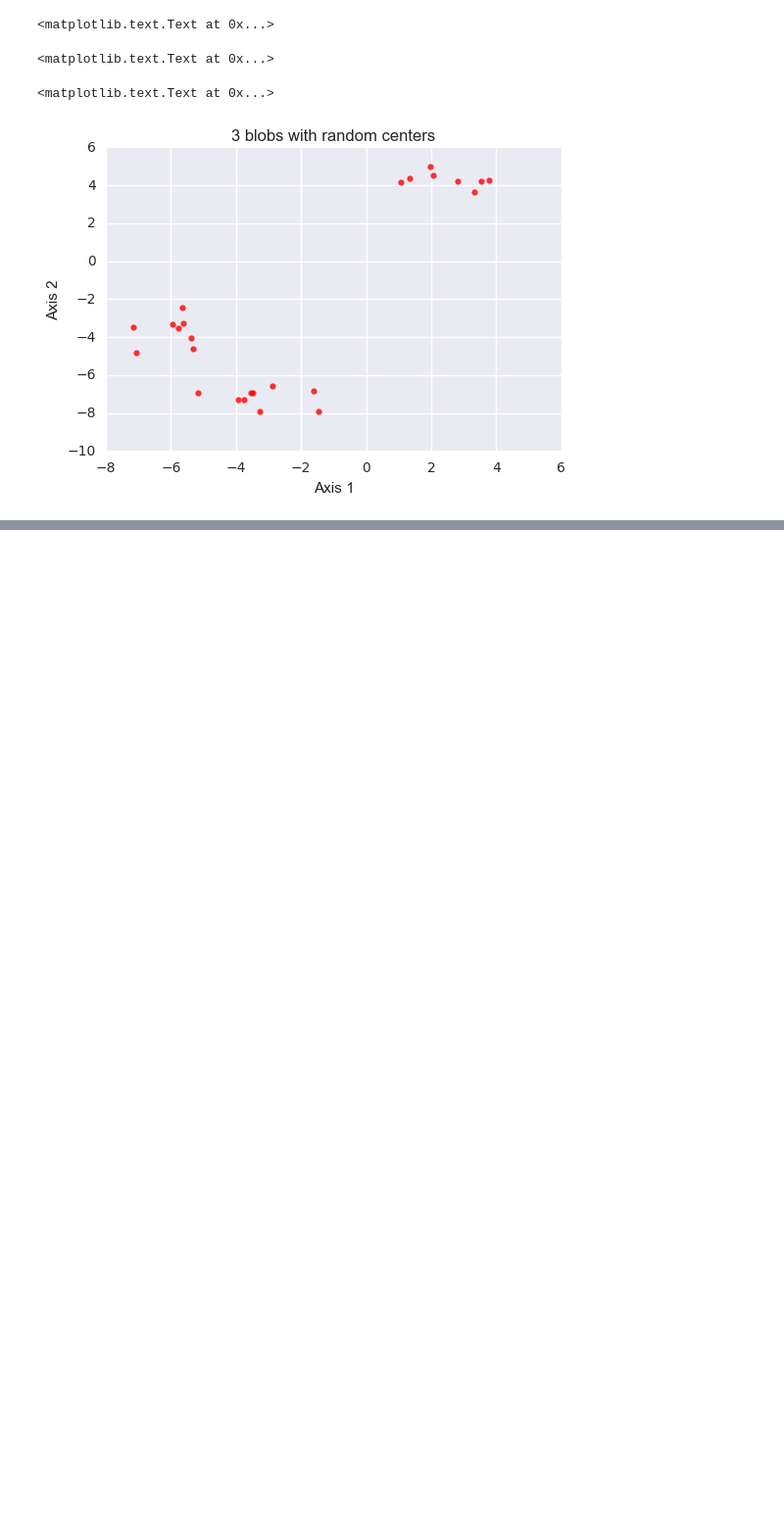
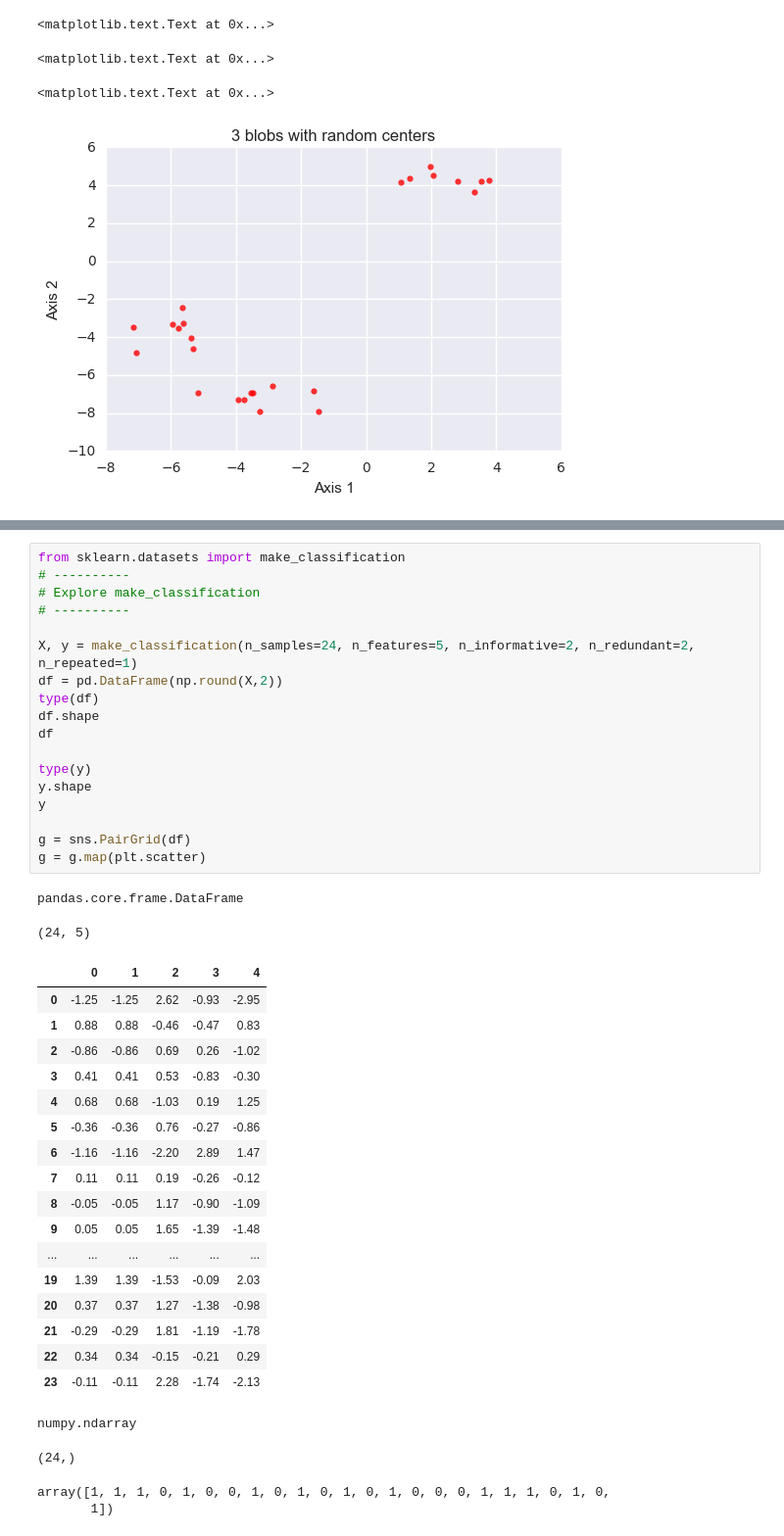
Before and after one commit to niranjv/ml-notes, a Jupyter notebook: Datasets.ipynb, the cells around one changed output, grey strips where cells are left out. Shown: that part at 98% size. Cells and saved outputs as stored; diff of their text form; blank space fills up the shorter version.

Commit message:
explore make_classification

```diff
--- a/Datasets.ipynb
+++ b/Datasets.ipynb
@@ -105,3 +105,45 @@ plt.ylabel('Axis 2')
 <matplotlib.text.Text at 0x...>
 <matplotlib.text.Text at 0x...>
 [figure]
+# %%
+from sklearn.datasets import make_classification
+# ----------
+# Explore make_classification
+# ----------
+
+X, y = make_classification(n_samples=24, n_features=5, n_informative=2, n_redundant=2, n_repeated=1)
+df = pd.DataFrame(np.round(X,2))
+type(df)
+df.shape
+df
+
+type(y)
+y.shape
+y
+
+g = sns.PairGrid(df)
+g = g.map(plt.scatter)
+# %% [output]
+pandas.core.frame.DataFrame
+(24, 5)
+|  | 0 | 1 | 2 | 3 | 4 |
+| 0 | -1.25 | -1.25 | 2.62 | -0.93 | -2.95 |
+| 1 | 0.88 | 0.88 | -0.46 | -0.47 | 0.83 |
+| 2 | -0.86 | -0.86 | 0.69 | 0.26 | -1.02 |
+| 3 | 0.41 | 0.41 | 0.53 | -0.83 | -0.30 |
+| 4 | 0.68 | 0.68 | -1.03 | 0.19 | 1.25 |
+| 5 | -0.36 | -0.36 | 0.76 | -0.27 | -0.86 |
+| 6 | -1.16 | -1.16 | -2.20 | 2.89 | 1.47 |
+| 7 | 0.11 | 0.11 | 0.19 | -0.26 | -0.12 |
+| 8 | -0.05 | -0.05 | 1.17 | -0.90 | -1.09 |
+| 9 | 0.05 | 0.05 | 1.65 | -1.39 | -1.48 |
+| ... | ... | ... | ... | ... | ... |
+| 19 | 1.39 | 1.39 | -1.53 | -0.09 | 2.03 |
+| 20 | 0.37 | 0.37 | 1.27 | -1.38 | -0.98 |
+| 21 | -0.29 | -0.29 | 1.81 | -1.19 | -1.78 |
+| 22 | 0.34 | 0.34 | -0.15 | -0.21 | 0.29 |
+| 23 | -0.11 | -0.11 | 2.28 | -1.74 | -2.13 |
+numpy.ndarray
+(24,)
+array([1, 1, 1, 0, 1, 0, 0, 1, 0, 1, 0, 1, 0, 1, 0, 0, 0, 1, 1, 1, 0, 1, 0,
+       1])
```
Also changed, not shown: parts of 2 cells of this notebook.
